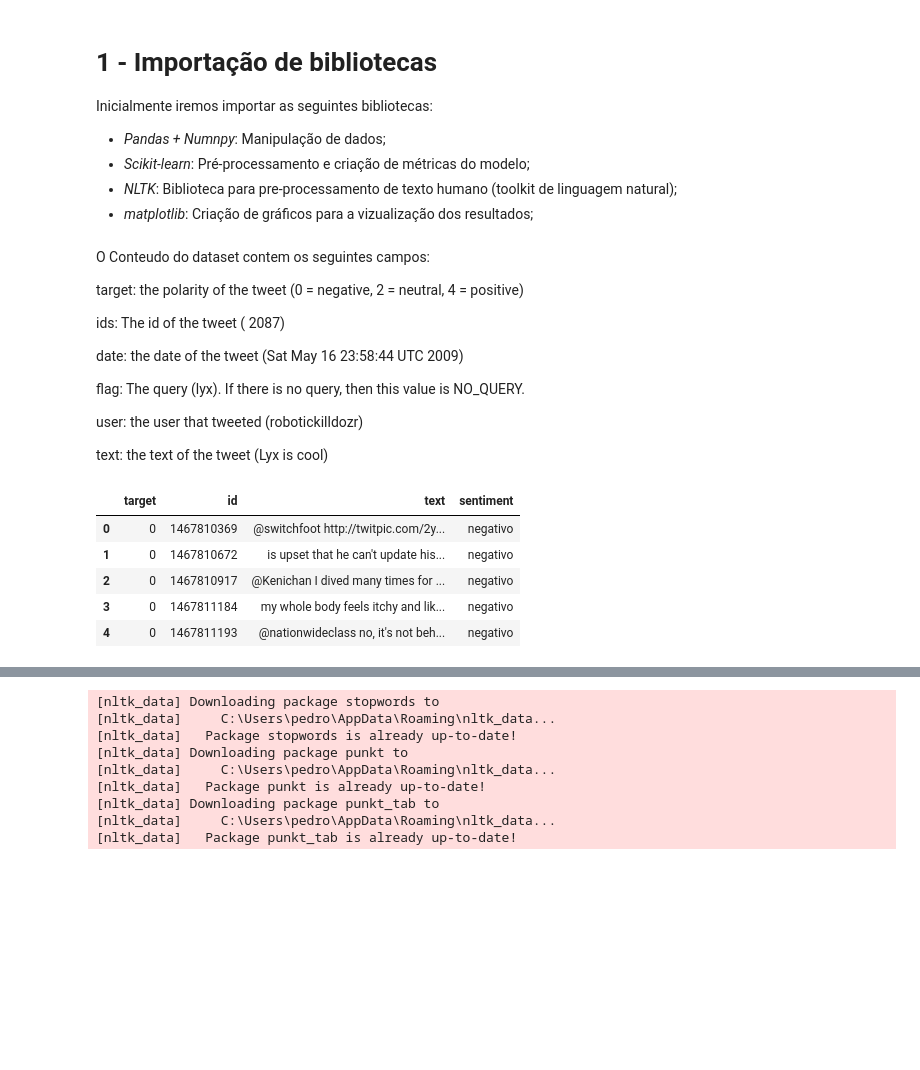
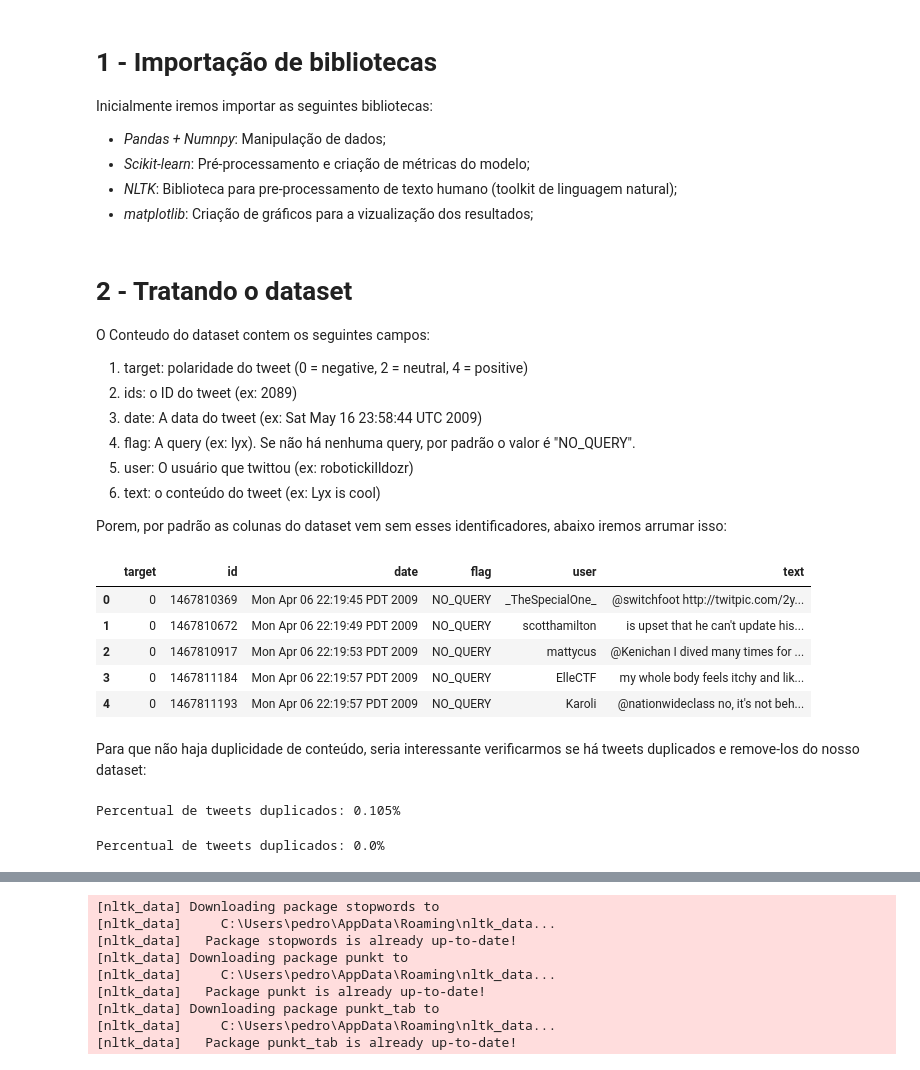
Before and after one commit to PedroYutaroUEA/analise-de-humor, a Jupyter notebook: main.ipynb, the cells around one changed output, grey strips where cells are left out. Saved outputs shown, nothing was run; the diff lists cells and outputs as text; code cells hidden in the pictures; blank space fills up the shorter version.

```diff
--- a/main.ipynb
+++ b/main.ipynb
@@ -34,31 +35,42 @@ from sklearn.metrics import classification_report
 # %% [markdown]
+# 2 - Tratando o dataset
+
 O Conteudo do dataset contem os seguintes campos:
 
-target: the polarity of the tweet (0 = negative, 2 = neutral, 4 = positive)
+1. target: polaridade do tweet (0 = negative, 2 = neutral, 4 = positive)
+2. ids: o ID do tweet (ex: 2089)
+3. date: A data do tweet (ex: Sat May 16 23:58:44 UTC 2009)
+4. flag: A query (ex: lyx). Se não há nenhuma query, por padrão o valor é "NO_QUERY".
+5. user: O usuário que twittou (ex: robotickilldozr)
+6. text: o conteúdo do tweet (ex: Lyx is cool)
 
-ids: The id of the tweet ( 2087)
-
-date: the date of the tweet (Sat May 16 23:58:44 UTC 2009)
-
-flag: The query (lyx). If there is no query, then this value is NO_QUERY.
-
-user: the user that tweeted (robotickilldozr)
-
-text: the text of the tweet (Lyx is cool)
+Porem, por padrão as colunas do dataset vem sem esses identificadores, abaixo iremos arrumar isso:
 # %%
 # Carregando o dataset do keagle
 df = pd.read_csv("tweets_data.csv", encoding="latin-1", header=None)
 # Renomeando colunas conforme a documentação
 df.columns = ["target", "id", "date", "flag", "user", "text"]
-# Iremos usar apenas essas colunas em nosso treino
-df = df[["target", "id", "text"]]
-# Conversão de status
-df["sentiment"] = df["target"].apply(lambda x: "positivo" if x >= 3 else "negativo")
 df.head()
 # %% [output]
-|  | target | id | text | sentiment |
-| 0 | 0 | 1467810369 | @switchfoot http://twitpic.com/2y... | negativo |
-| 1 | 0 | 1467810672 | is upset that he can't update his... | negativo |
-| 2 | 0 | 1467810917 | @Kenichan I dived many times for ... | negativo |
-| 3 | 0 | 1467811184 | my whole body feels itchy and lik... | negativo |
-| 4 | 0 | 1467811193 | @nationwideclass no, it's not beh... | negativo |
+|  | target | id | date | flag | user | text |
+| 0 | 0 | 1467810369 | Mon Apr 06 22:19:45 PDT 2009 | NO_QUERY | _TheSpecialOne_ | @switchfoot http://twitpic.com/2y... |
+| 1 | 0 | 1467810672 | Mon Apr 06 22:19:49 PDT 2009 | NO_QUERY | scotthamilton | is upset that he can't update his... |
+| 2 | 0 | 1467810917 | Mon Apr 06 22:19:53 PDT 2009 | NO_QUERY | mattycus | @Kenichan I dived many times for ... |
+| 3 | 0 | 1467811184 | Mon Apr 06 22:19:57 PDT 2009 | NO_QUERY | ElleCTF | my whole body feels itchy and lik... |
+| 4 | 0 | 1467811193 | Mon Apr 06 22:19:57 PDT 2009 | NO_QUERY | Karoli | @nationwideclass no, it's not beh... |
+# %% [markdown]
+Para que não haja duplicidade de conteúdo, seria interessante verificarmos se há tweets duplicados e remove-los do nosso dataset:
+# %%
+def show_amount_dup(data):
+    dup = round(sum(data.duplicated("id")/len(data)*100), 3)
+    print(f"Percentual de tweets duplicados: {dup}%")
+
+show_amount_dup(df)
+# %% [output]
+Percentual de tweets duplicados: 0.105%
+# %%
+# removendo tweets duplicados
+df.drop_duplicates("id", inplace=True)
+show_amount_dup(df)
+# %% [output]
+Percentual de tweets duplicados: 0.0%
```
Also changed, not shown: parts of 30 cells of this notebook.
